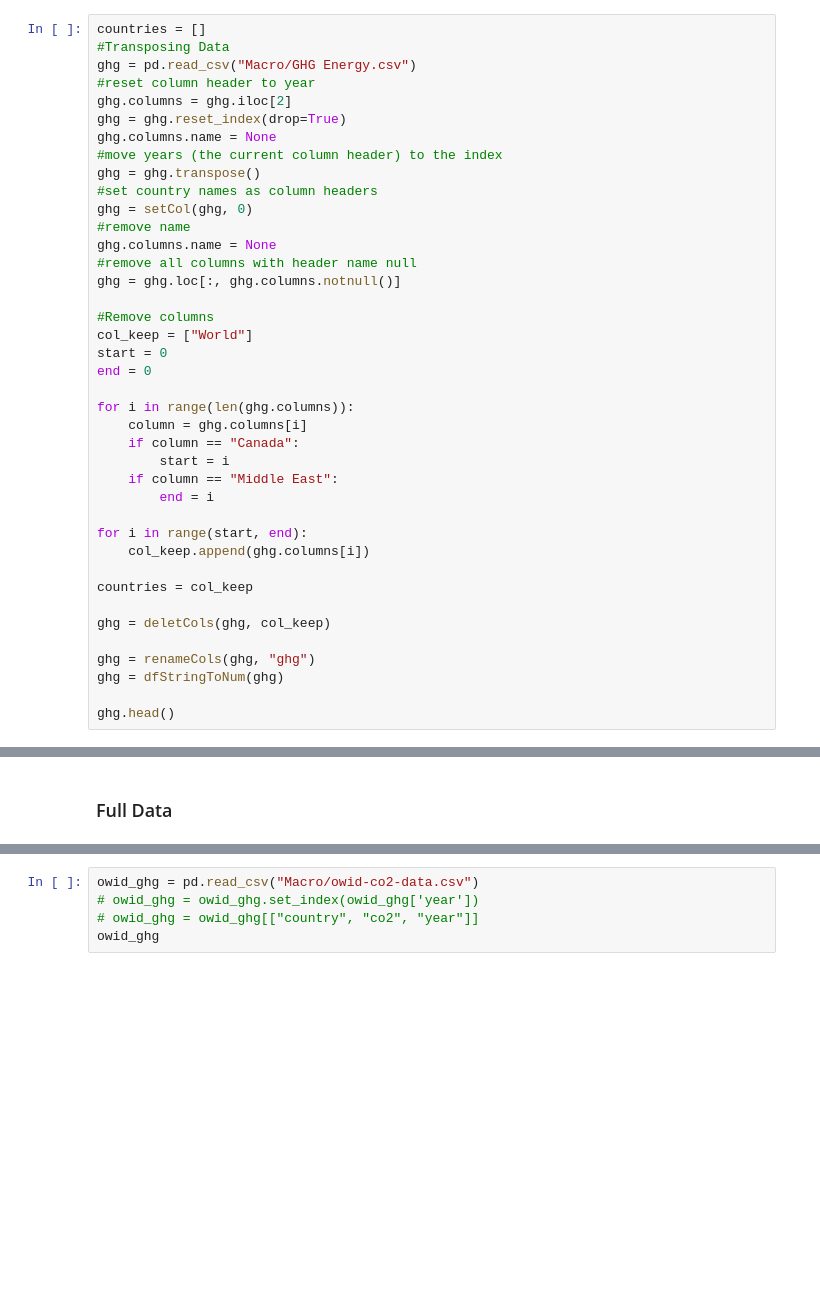
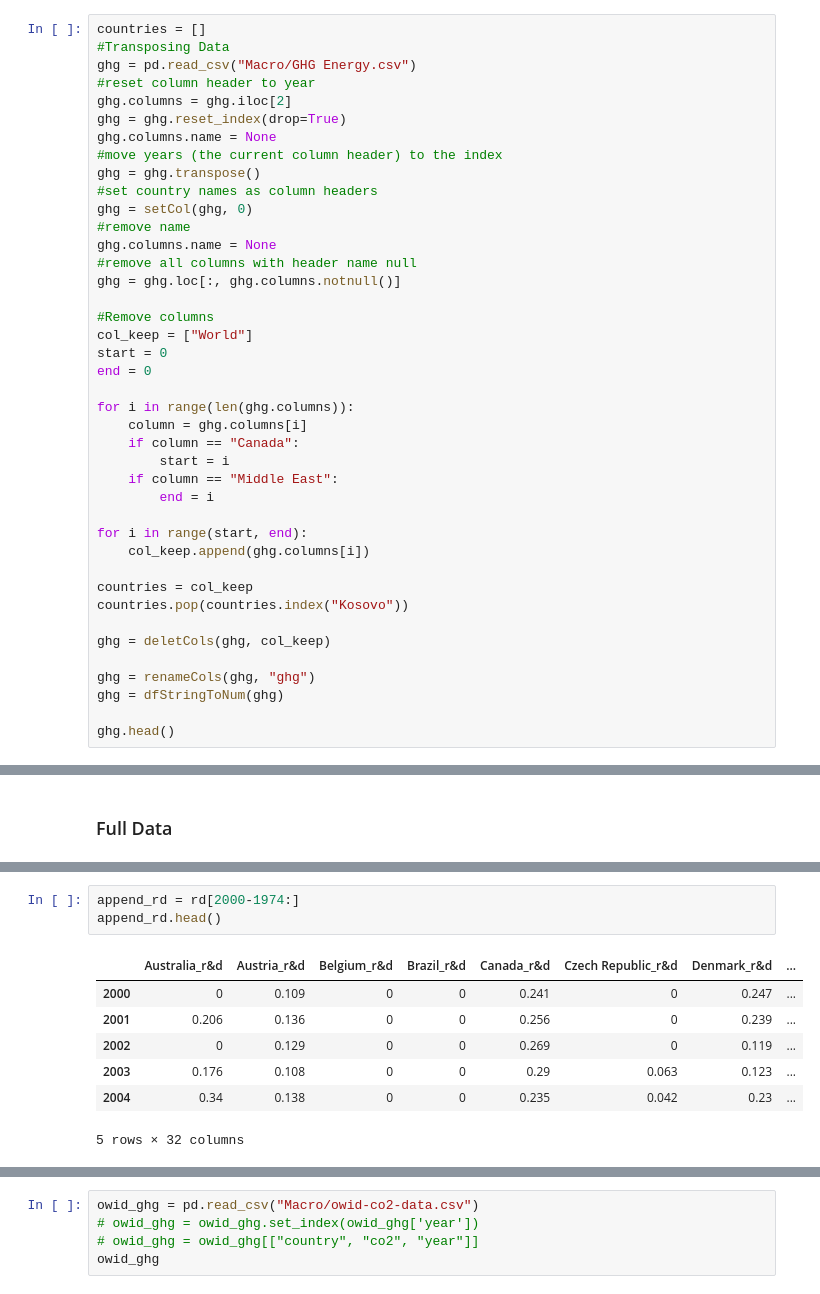
Before and after one commit to Adam-Omarali/BDC-Energy, a Jupyter notebook: InvestmentGHG.ipynb, the cells around one changed output, grey strips where cells are left out. Drawn from its saved outputs; the diff is of its cells as text; blank space fills up the shorter version.

```diff
--- a/InvestmentGHG.ipynb
+++ b/InvestmentGHG.ipynb
@@ -83,6 +83,7 @@ for i in range(start, end):
     col_keep.append(ghg.columns[i])
 
 countries = col_keep
+countries.pop(countries.index("Kosovo"))
 
 ghg = deletCols(ghg, col_keep)
 
@@ -241,3 +242,14 @@ for index, row in append_owid.iterrows():
         append_owid = append_owid.drop(owid.index[index])
 
 append_owid = append_owid.reset_index()
+# %%
+append_rd = rd[2000-1974:]
+append_rd.head()
+# %% [output]
+|  | Australia_r&d | Austria_r&d | Belgium_r&d | Brazil_r&d | Canada_r&d | Czech Republic_r&d | Denmark_r&d | ... |
+| 2000 | 0 | 0.109 | 0 | 0 | 0.241 | 0 | 0.247 | ... |
+| 2001 | 0.206 | 0.136 | 0 | 0 | 0.256 | 0 | 0.239 | ... |
+| 2002 | 0 | 0.129 | 0 | 0 | 0.269 | 0 | 0.119 | ... |
+| 2003 | 0.176 | 0.108 | 0 | 0 | 0.29 | 0.063 | 0.123 | ... |
+| 2004 | 0.34 | 0.138 | 0 | 0 | 0.235 | 0.042 | 0.23 | ... |
+5 rows × 32 columns
```
Also changed, not shown: parts of 11 cells of this notebook, 2 other files.
